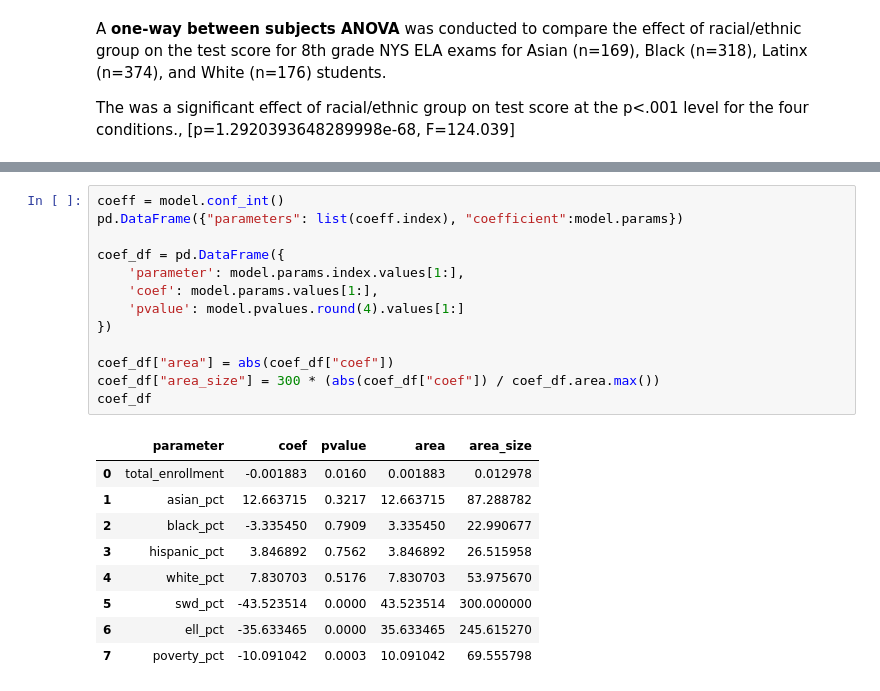
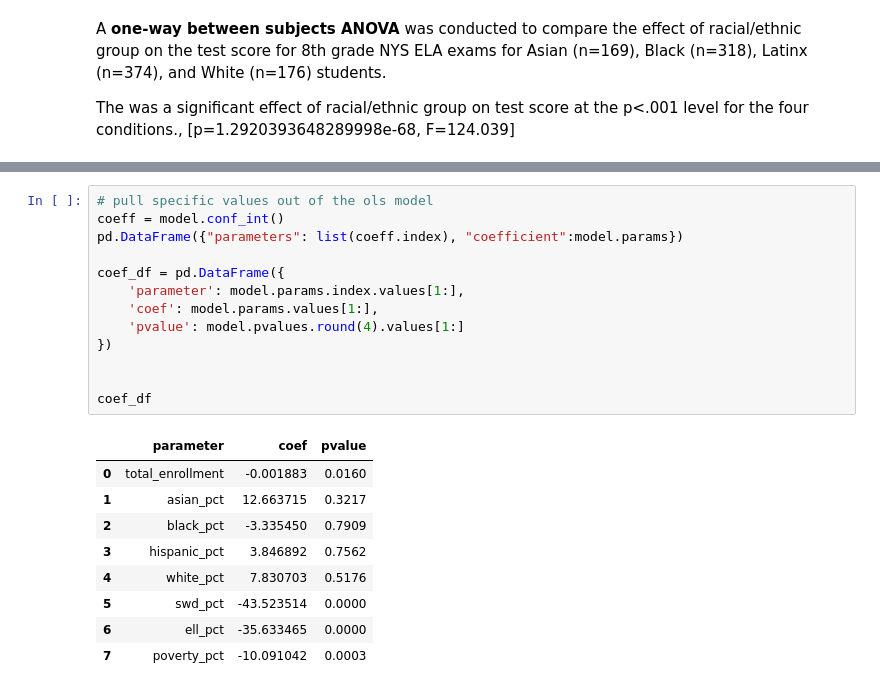
Before and after one commit to adelphi-ed-tech/nycschools, a Jupyter notebook: nb/anova.ipynb, the cells around one changed output, grey strips where cells are left out. Cells and saved outputs as stored; diff of their text form.

```diff
--- a/nb/anova.ipynb
+++ b/nb/anova.ipynb
@@ -280,25 +282,25 @@ strong multicollinearity or other numerical problems.
 | Skew: | 0.103 | Prob(JB): | 0.000 |
 | Kurtosis: | 4.451 | Condition No.: | 85621 |
 # %%
+# pull specific values out of the ols model
 coeff = model.conf_int()
 pd.DataFrame({"parameters": list(coeff.index), "coefficient":model.params})
 
 coef_df = pd.DataFrame({
     'parameter': model.params.index.values[1:],
     'coef': model.params.values[1:],
     'pvalue': model.pvalues.round(4).values[1:]
 })
 
-coef_df["area"] = abs(coef_df["coef"])
-coef_df["area_size"] = 300 * (abs(coef_df["coef"]) / coef_df.area.max())
+
 coef_df
 # %% [output]
-|  | parameter | coef | pvalue | area | area_size |
-| 0 | total_enrollment | -0.001883 | 0.0160 | 0.001883 | 0.012978 |
-| 1 | asian_pct | 12.663715 | 0.3217 | 12.663715 | 87.288782 |
-| 2 | black_pct | -3.335450 | 0.7909 | 3.335450 | 22.990677 |
-| 3 | hispanic_pct | 3.846892 | 0.7562 | 3.846892 | 26.515958 |
-| 4 | white_pct | 7.830703 | 0.5176 | 7.830703 | 53.975670 |
-| 5 | swd_pct | -43.523514 | 0.0000 | 43.523514 | 300.000000 |
-| 6 | ell_pct | -35.633465 | 0.0000 | 35.633465 | 245.615270 |
-| 7 | poverty_pct | -10.091042 | 0.0003 | 10.091042 | 69.555798 |
+|  | parameter | coef | pvalue |
+| 0 | total_enrollment | -0.001883 | 0.0160 |
+| 1 | asian_pct | 12.663715 | 0.3217 |
+| 2 | black_pct | -3.335450 | 0.7909 |
+| 3 | hispanic_pct | 3.846892 | 0.7562 |
+| 4 | white_pct | 7.830703 | 0.5176 |
+| 5 | swd_pct | -43.523514 | 0.0000 |
+| 6 | ell_pct | -35.633465 | 0.0000 |
+| 7 | poverty_pct | -10.091042 | 0.0003 |
```
Also changed, not shown: parts of 6 cells of this notebook.
